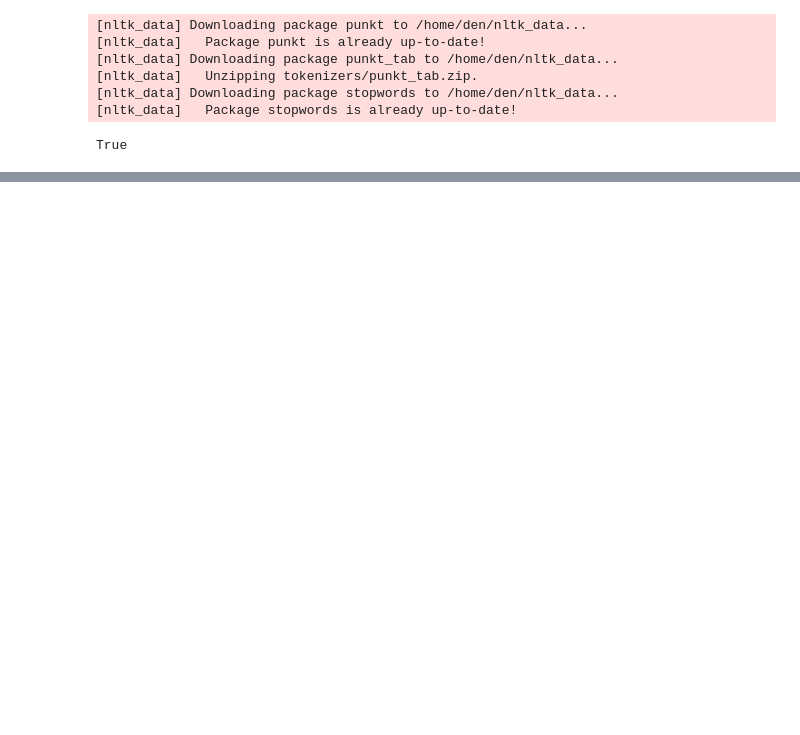
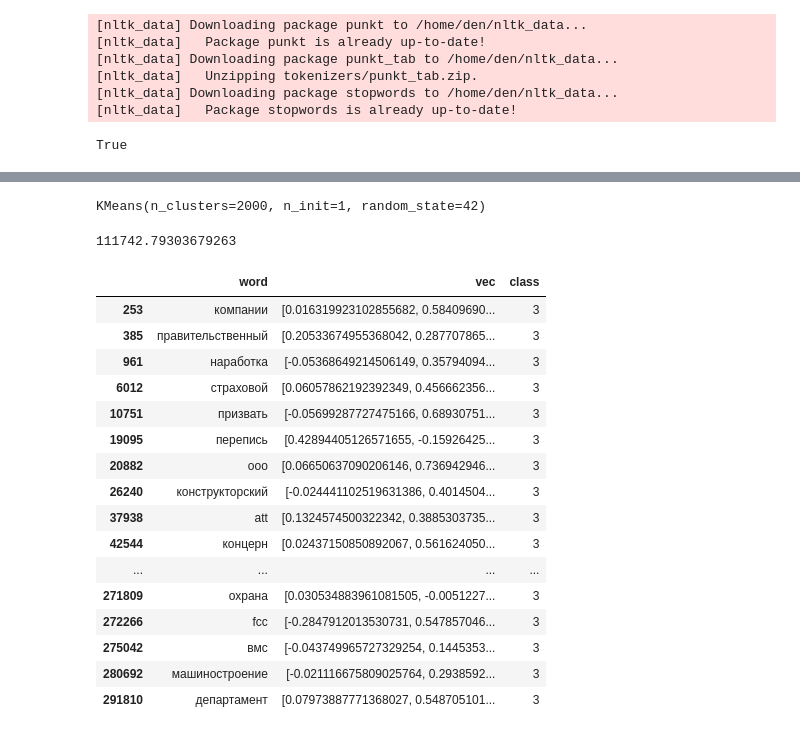
Before and after one commit to Ra9jkDM/datamining_habr_articles, a Jupyter notebook: Text_vectorization&clustering.ipynb, the cells around one changed output, grey strips where cells are left out. Cells and saved outputs as stored; diff of their text form; code cells hidden in the pictures; blank space fills up the shorter version.

```diff
--- a/Text_vectorization&clustering.ipynb
+++ b/Text_vectorization&clustering.ipynb
@@ -248,0 +538,10 @@ ticks
+# %%
+word_dict = pd.DataFrame(columns=['word', 'vec'])
+
+for i, word in enumerate(unique_words):
+    try:
+        word_dict.loc[i] = {'word': word, 'vec': model.wv.get_vector(word).tolist()}
+    except:
+        pass
+
+word_dict
@@ -248,0 +564,33 @@ ticks
+# %%
+kmeans_w2v = KMeans(n_clusters=2000, n_init = 1, init='k-means++', random_state=42)
+kmeans_w2v.fit(word_dict['vec'].tolist())
+# %% [output]
+KMeans(n_clusters=2000, n_init=1, random_state=42)
+# %%
+kmeans_w2v.inertia_
+# %% [output]
+111742.79303679263
+# %%
+pred = kmeans_w2v.predict(word_dict['vec'].tolist())
+# %%
+word_dict['class']=pred
+# %%
+word_dict[word_dict['class']==3] # Слова, которые оказались в одном кластере
+# %% [output]
+|  | word | vec | class |
+| 253 | компании | [0.016319923102855682, 0.58409690... | 3 |
+| 385 | правительственный | [0.20533674955368042, 0.287707865... | 3 |
+| 961 | наработка | [-0.05368649214506149, 0.35794094... | 3 |
+| 6012 | страховой | [0.06057862192392349, 0.456662356... | 3 |
+| 10751 | призвать | [-0.05699287727475166, 0.68930751... | 3 |
+| 19095 | перепись | [0.42894405126571655, -0.15926425... | 3 |
+| 20882 | ооо | [0.06650637090206146, 0.736942946... | 3 |
+| 26240 | конструкторский | [-0.024441102519631386, 0.4014504... | 3 |
+| 37938 | att | [0.1324574500322342, 0.3885303735... | 3 |
+| 42544 | концерн | [0.02437150850892067, 0.561624050... | 3 |
+| ... | ... | ... | ... |
+| 271809 | охрана | [0.030534883961081505, -0.0051227... | 3 |
+| 272266 | fcc | [-0.2847912013530731, 0.547857046... | 3 |
+| 275042 | вмс | [-0.043749965727329254, 0.1445353... | 3 |
+| 280692 | машиностроение | [-0.021116675809025764, 0.2938592... | 3 |
+| 291810 | департамент | [0.07973887771368027, 0.548705101... | 3 |
```
Also changed, not shown: parts of 65 cells of this notebook, 3 other files.
